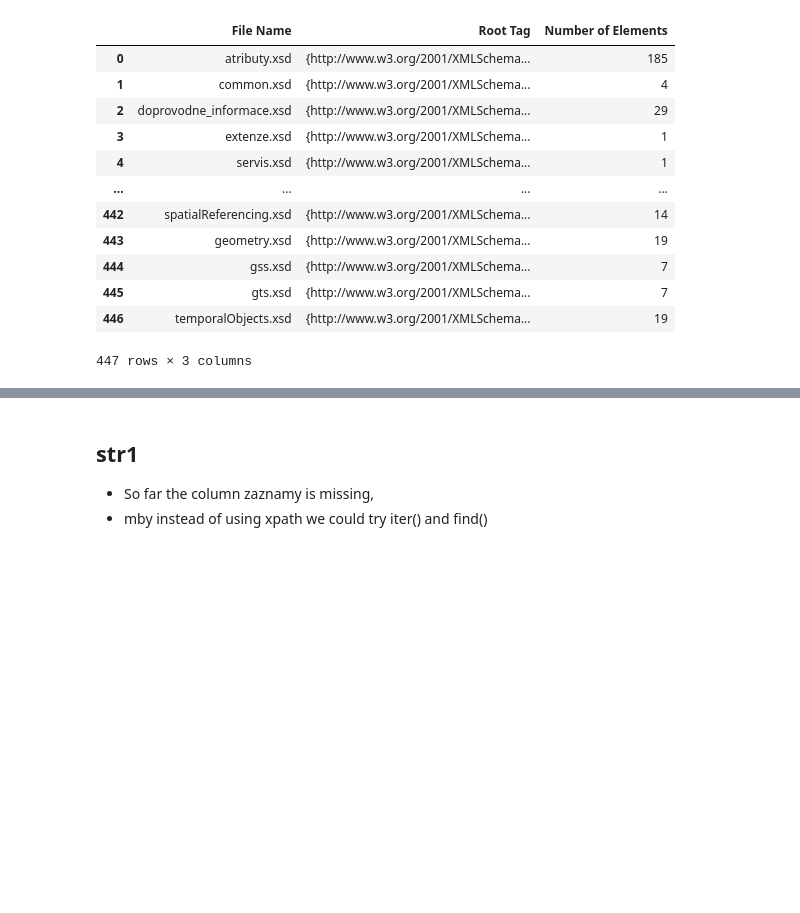
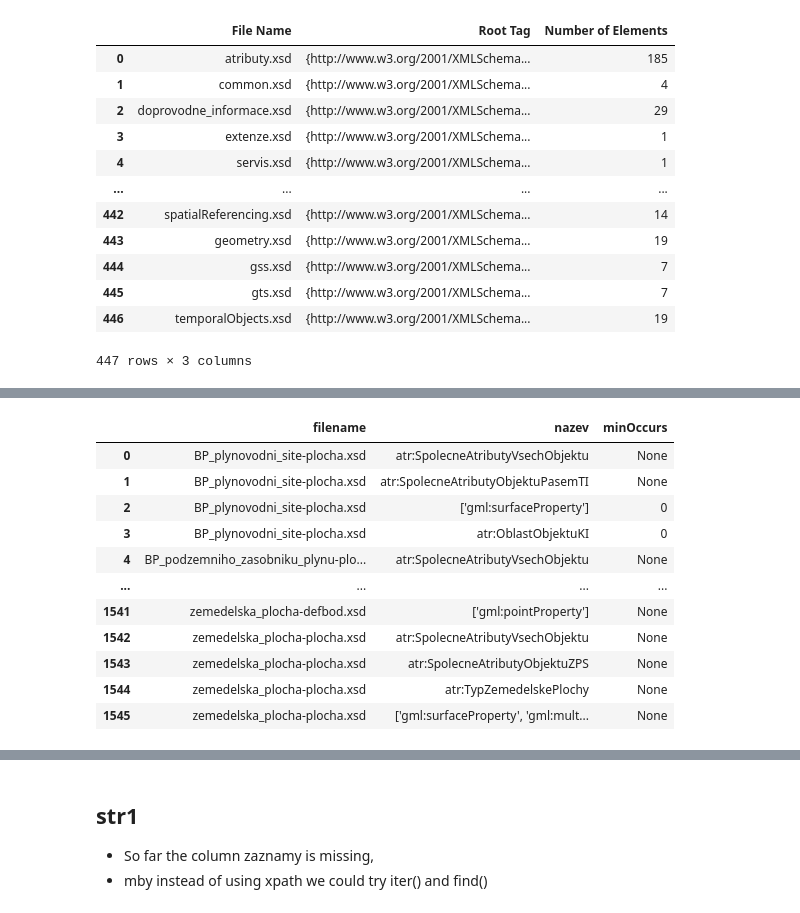
Before and after one commit to ctu-fgis/2025-b-jvf-dtm-xsd, a Jupyter notebook: notebooks/test-parse-input-xsd-to-csv.ipynb, the cells around one changed output, grey strips where cells are left out. Saved outputs shown, nothing was run; the diff lists cells and outputs as text; code cells hidden in the pictures; blank space fills up the shorter version.

```diff
--- a/notebooks/test-parse-input-xsd-to-csv.ipynb
+++ b/notebooks/test-parse-input-xsd-to-csv.ipynb
@@ -198,0 +123,98 @@ df_str2.head(30)
+# %%
+# Path to the folder with extracted XSD files
+xsd_objects_path = output_path / "xsd" / "objekty"
+
+records = []
+seen_global = set()  # Track all (filename, nazev) pairs to avoid duplicates
+
+# Loop through all .xsd files in the directory
+for file_path in xsd_objects_path.glob("*.xsd"):
+    try:
+        # Parse the XSD file into an XML tree
+        tree = etree.parse(str(file_path))
+        root = tree.getroot()
+
+        # Find all <complexType> elements in the schema
+        complex_types = root.xpath(".//*[local-name()='complexType']")
+
+        for complex_type in complex_types:
+            atr_normal = []
+            atr_ki = []
+            gml_refs = []
+            gml_min_flags = []
+            atr_ki_with_0 = False
+
+            # Find nested <element> definitions
+            for element in complex_type.xpath(".//*[local-name()='element']"):
+                ref = element.get("ref")
+                min_occurs = element.get("minOccurs")
+
+                if not ref:
+                    continue
+
+                key = (file_path.name, ref)
+                if key in seen_global:
+                    continue
+                seen_global.add(key)
+
+                # Handle atr: references
+                if ref.startswith("atr:"):
+                    entry = {
+                        "filename": file_path.name,
+                        "nazev": ref,
+                        "minOccurs": min_occurs  # May be None
+                    }
+                    if ref.endswith("KI"):
+                        atr_ki.append(entry)
+                        if min_occurs == "0":
+                            atr_ki_with_0 = True
+                    else:
+                        atr_normal.append(entry)
+
+                # Handle gml: references
+                elif ref.startswith("gml:"):
+                    gml_refs.append(ref)
+                    gml_min_flags.append(min_occurs)
+
+            # Add atr: not ending with KI
+            records.extend(atr_normal)
+
+            # Add gml: references
+            if gml_refs:
+                min_occurs_final = "0" if "0" in gml_min_flags or atr_ki_with_0 else None
+                records.append({
+                    "filename": file_path.name,
+                    "nazev": str(gml_refs),  # Format as list string e.g. ['gml:...']
+                    "minOccurs": min_occurs_final
+                })
+
+            # Add atr: ending with KI
+            records.extend(atr_ki)
+
+    except etree.XMLSyntaxError as e:
+        print(f"[XMLSyntaxError] {file_path.name}: {e}")
+    except Exception as e:
+        print(f"[Error] Failed to process {file_path.name}: {e}")
+        raise
+
+# Create DataFrame from extracted records
+df_str2 = pd.DataFrame(records)
+
+# Save the DataFrame to CSV
+df_str2.to_csv(output_path.parent / "str2.csv", index=False)
+
+# Display the resulting DataFrame
+df_str2
+# %% [output]
+|  | filename | nazev | minOccurs |
+| 0 | BP_plynovodni_site-plocha.xsd | atr:SpolecneAtributyVsechObjektu | None |
+| 1 | BP_plynovodni_site-plocha.xsd | atr:SpolecneAtributyObjektuPasemTI | None |
+| 2 | BP_plynovodni_site-plocha.xsd | ['gml:surfaceProperty'] | 0 |
+| 3 | BP_plynovodni_site-plocha.xsd | atr:OblastObjektuKI | 0 |
+| 4 | BP_podzemniho_zasobniku_plynu-plo... | atr:SpolecneAtributyVsechObjektu | None |
+| ... | ... | ... | ... |
+| 1541 | zemedelska_plocha-defbod.xsd | ['gml:pointProperty'] | None |
+| 1542 | zemedelska_plocha-plocha.xsd | atr:SpolecneAtributyVsechObjektu | None |
+| 1543 | zemedelska_plocha-plocha.xsd | atr:SpolecneAtributyObjektuZPS | None |
+| 1544 | zemedelska_plocha-plocha.xsd | atr:TypZemedelskePlochy | None |
+| 1545 | zemedelska_plocha-plocha.xsd | ['gml:surfaceProperty', 'gml:mult... | None |
```
Also changed, not shown: parts of 4 cells of this notebook.
